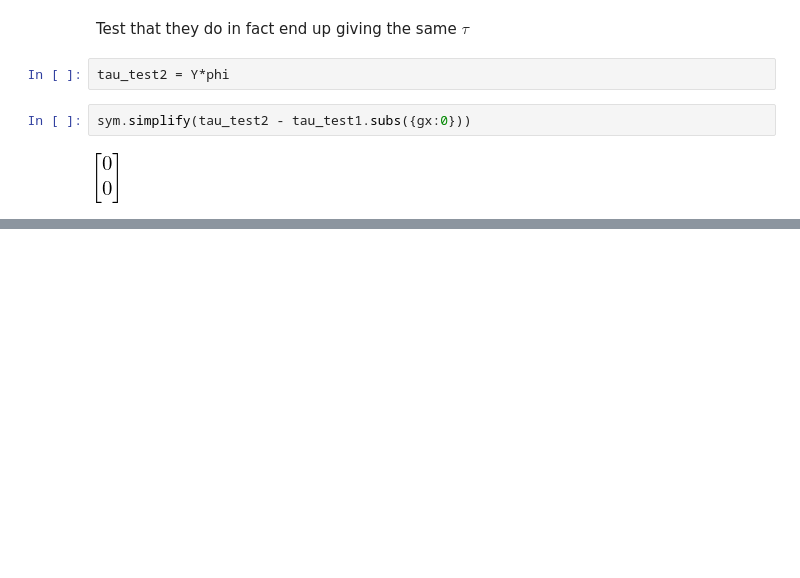
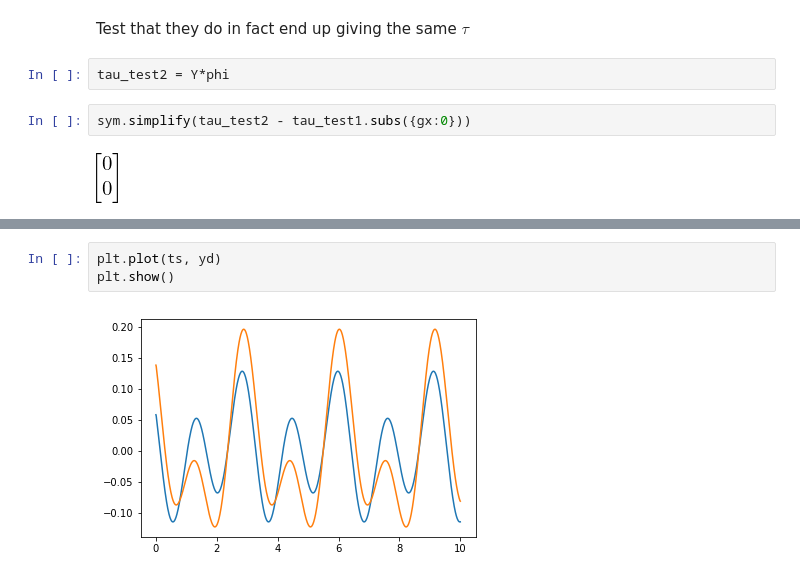
Before and after one commit to kschwan/twolink, a Jupyter notebook: twolink.ipynb, the cells around one changed output, grey strips where cells are left out. Saved outputs shown, nothing was run; the diff lists cells and outputs as text; blank space fills up the shorter version.

```diff
--- a/twolink.ipynb
+++ b/twolink.ipynb
@@ -415,0 +475,5 @@ sym.simplify(tau_test2 - tau_test1.subs({gx:0}))
+# %%
+plt.plot(ts, yd)
+plt.show()
+# %% [output]
+[figure, added]
```
Also changed, not shown: parts of 18 cells of this notebook.
